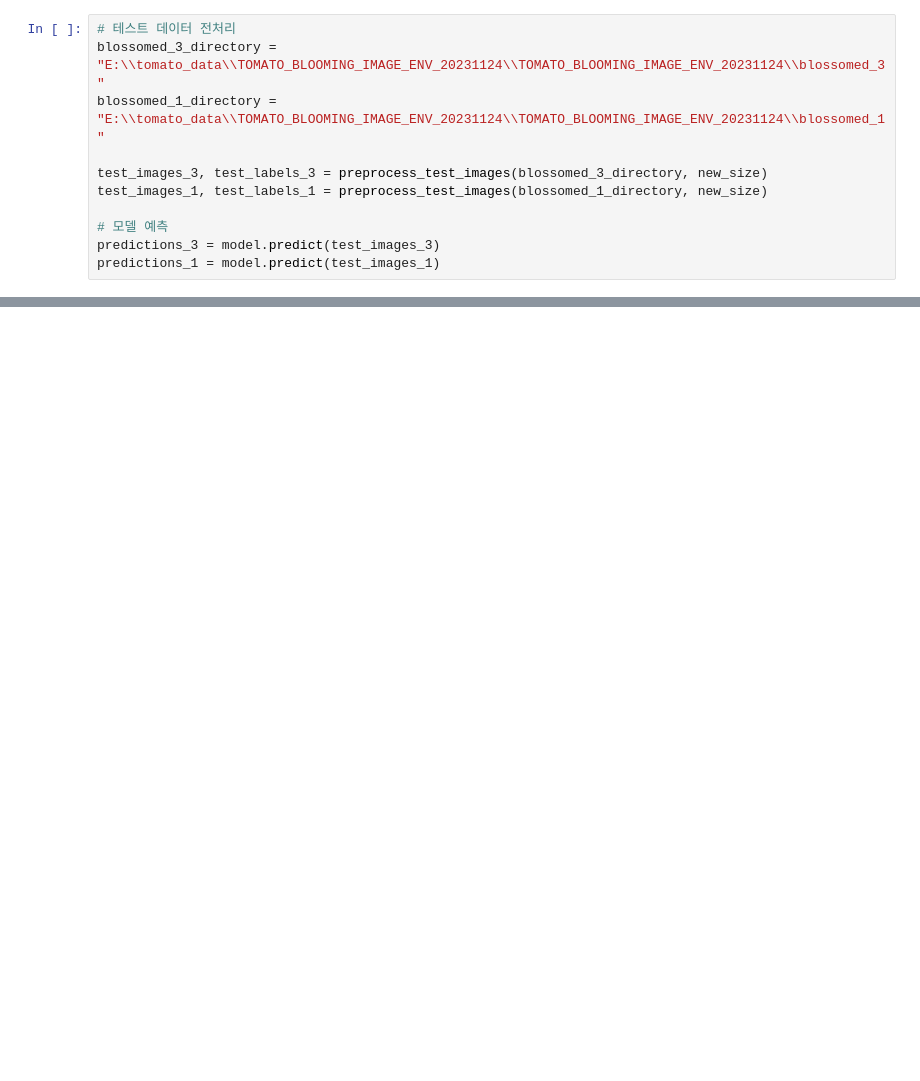
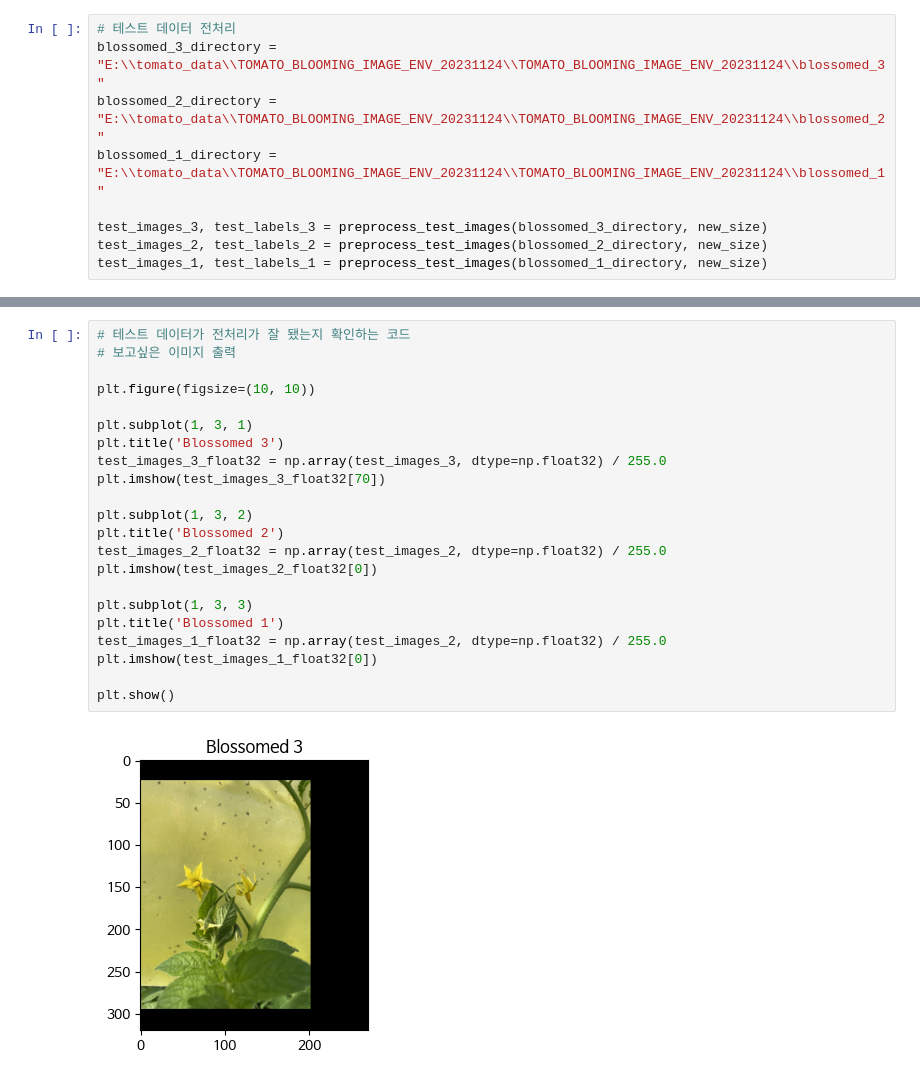
Before and after one commit to ChaeJiHoon/ML_study, a Jupyter notebook: ML_study/last_tomato_testset.ipynb, the cells around one changed output, grey strips where cells are left out. Cells and saved outputs as stored; diff of their text form; blank space fills up the shorter version.

```diff
--- a/ML_study/last_tomato_testset.ipynb
+++ b/ML_study/last_tomato_testset.ipynb
@@ -236,11 +214,9 @@ def preprocess_test_images(directory, new_size):
 # %%
 # 테스트 데이터 전처리
 blossomed_3_directory = "E:\\tomato_data\\TOMATO_BLOOMING_IMAGE_ENV_20231124\\TOMATO_BLOOMING_IMAGE_ENV_20231124\\blossomed_3"
+blossomed_2_directory = "E:\\tomato_data\\TOMATO_BLOOMING_IMAGE_ENV_20231124\\TOMATO_BLOOMING_IMAGE_ENV_20231124\\blossomed_2"
 blossomed_1_directory = "E:\\tomato_data\\TOMATO_BLOOMING_IMAGE_ENV_20231124\\TOMATO_BLOOMING_IMAGE_ENV_20231124\\blossomed_1"
 
 test_images_3, test_labels_3 = preprocess_test_images(blossomed_3_directory, new_size)
+test_images_2, test_labels_2 = preprocess_test_images(blossomed_2_directory, new_size)
 test_images_1, test_labels_1 = preprocess_test_images(blossomed_1_directory, new_size)
-
-# 모델 예측
-predictions_3 = model.predict(test_images_3)
-predictions_1 = model.predict(test_images_1)
@@ -249,0 +223,24 @@ predictions_1 = model.predict(test_images_1)
+# %%
+# 테스트 데이터가 전처리가 잘 됐는지 확인하는 코드
+# 보고싶은 이미지 출력
+
+plt.figure(figsize=(10, 10))
+
+plt.subplot(1, 3, 1)
+plt.title('Blossomed 3')
+test_images_3_float32 = np.array(test_images_3, dtype=np.float32) / 255.0
+plt.imshow(test_images_3_float32[70])
+
+plt.subplot(1, 3, 2)
+plt.title('Blossomed 2')
+test_images_2_float32 = np.array(test_images_2, dtype=np.float32) / 255.0
+plt.imshow(test_images_2_float32[0])
+
+plt.subplot(1, 3, 3)
+plt.title('Blossomed 1')
+test_images_1_float32 = np.array(test_images_2, dtype=np.float32) / 255.0
+plt.imshow(test_images_1_float32[0])
+
+plt.show()
+# %% [output]
+[figure, added]
```
Also changed, not shown: parts of 18 cells of this notebook, 2 other files.
